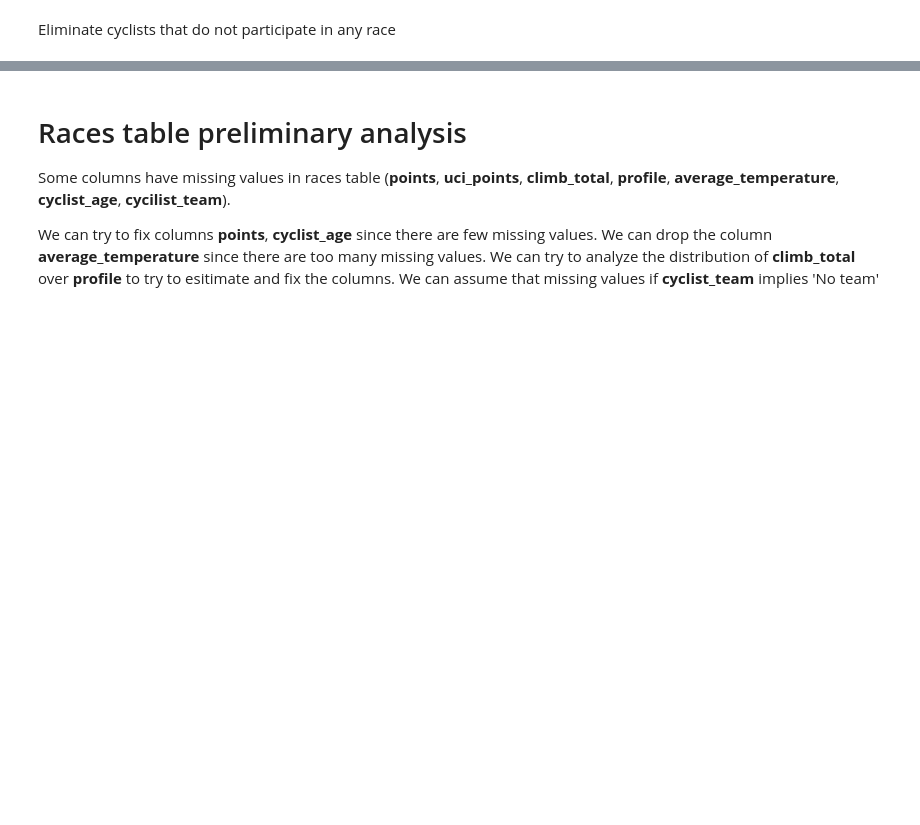
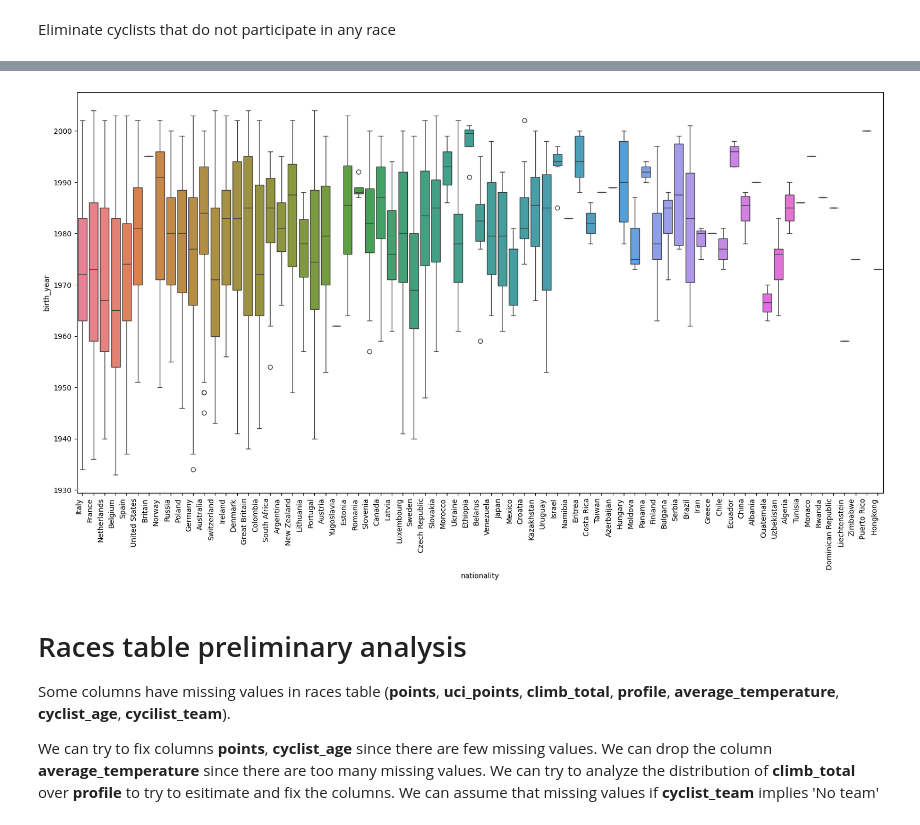
Before and after one commit to DiVitoTommaso/Cyclists-Races_Data-Mining, a Jupyter notebook: Data Mining.ipynb, the cells around one changed output, grey strips where cells are left out. Drawn from its saved outputs; the diff is of its cells as text; code cells hidden in the pictures; blank space fills up the shorter version.

```diff
--- a/Data Mining.ipynb
+++ b/Data Mining.ipynb
@@ -79,3 +147,11 @@ cyclist_df.shape
+# %%
+# plot distribution of birth year for each nationality
+plt.figure(figsize=(20, 10))
+sns.boxplot(x="nationality", y="birth_year", data=cyclist_df,hue="nationality")
+plt.xticks(rotation=90, ha="right")
+plt.show()
+# %% [output]
+[figure, added]
 # %% [markdown]
 # Races table preliminary analysis
 Some columns have missing values in races table (**points**, **uci_points**, **climb_total**, **profile**, **average_temperature**, **cyclist_age**, **cycilist_team**).
```
Also changed, not shown: parts of 28 cells of this notebook.
